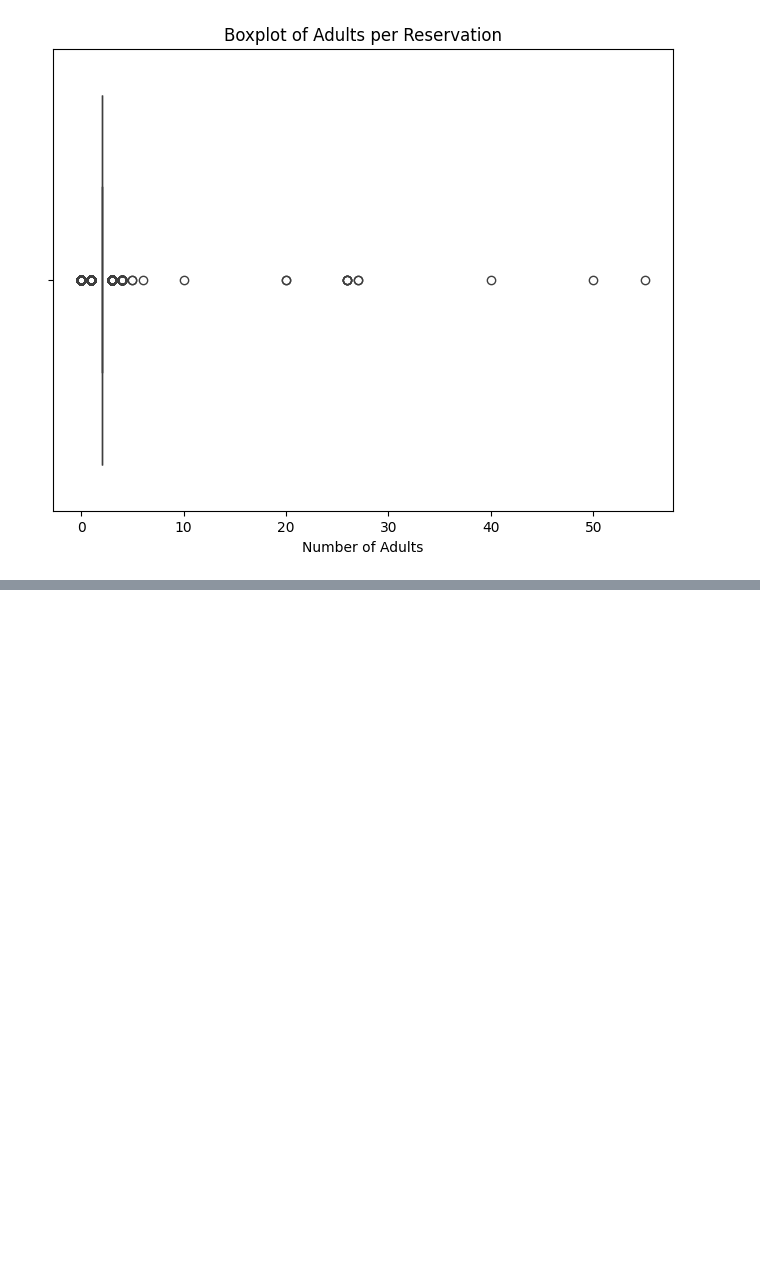
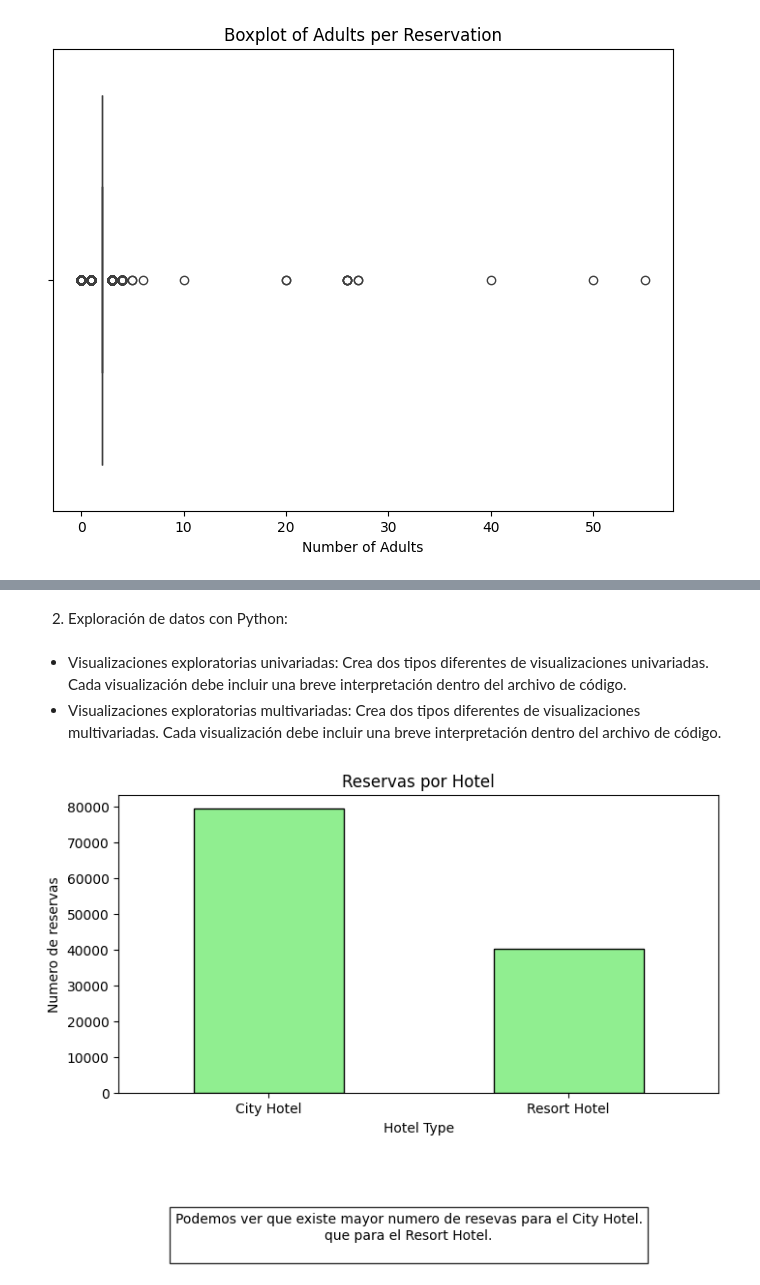
Before and after one commit to mavirc/MITIC-DataScience_MachineLearning-DanielaRiveros-2024, a Jupyter notebook: notebook/Analizando la_Satisfacción_de_Clientes_en_la_Industria_Hotelera_daniela_riveros.ipynb, the cells around one changed output, grey strips where cells are left out. Drawn from its saved outputs; the diff is of its cells as text; code cells hidden in the pictures; blank space fills up the shorter version.

```diff
--- a/notebook/Analizando la_Satisfacción_de_Clientes_en_la_Industria_Hotelera_daniela_riveros.ipynb
+++ b/notebook/Analizando la_Satisfacción_de_Clientes_en_la_Industria_Hotelera_daniela_riveros.ipynb
@@ -318,0 +358,25 @@ np.int64(2)
+# %% [markdown]
+2. Exploración de datos con Python:
+# %% [markdown]
+* Visualizaciones exploratorias univariadas: Crea dos tipos diferentes de visualizaciones univariadas. Cada visualización debe incluir una breve interpretación dentro del archivo de código.
+* Visualizaciones exploratorias multivariadas: Crea dos tipos diferentes de visualizaciones multivariadas. Cada visualización debe incluir una breve interpretación dentro del archivo de código.
+# %%
+# Visilizamos el tipo de hotel con repecto a la catidad de reservas
+hotel_counts = df['hotel'].value_counts()
+
+plt.figure(figsize=(8, 4))
+hotel_counts.plot(kind='bar', color='lightgreen', edgecolor='black')
+plt.title('Reservas por Hotel')
+plt.xlabel('Hotel Type')
+plt.ylabel('Numero de reservas')
+plt.xticks(rotation=0)
+
+plt.figtext(0.5, -0.2,  # x=0.5 for center alignment, y=-0.2 to position it below the plot
+            'Podemos ver que existe mayor numero de resevas para el City Hotel.\n'
+            'que para el Resort Hotel.\n',
+            fontsize=10, ha='center', va='top', bbox=dict(facecolor='white', alpha=0.8))
+plt.show()
+
+#Codigo base: Coding dojo, visualizaciones avanzadas
+# %% [output]
+[figure, added]
```
Also changed, not shown: parts of 36 cells of this notebook.
